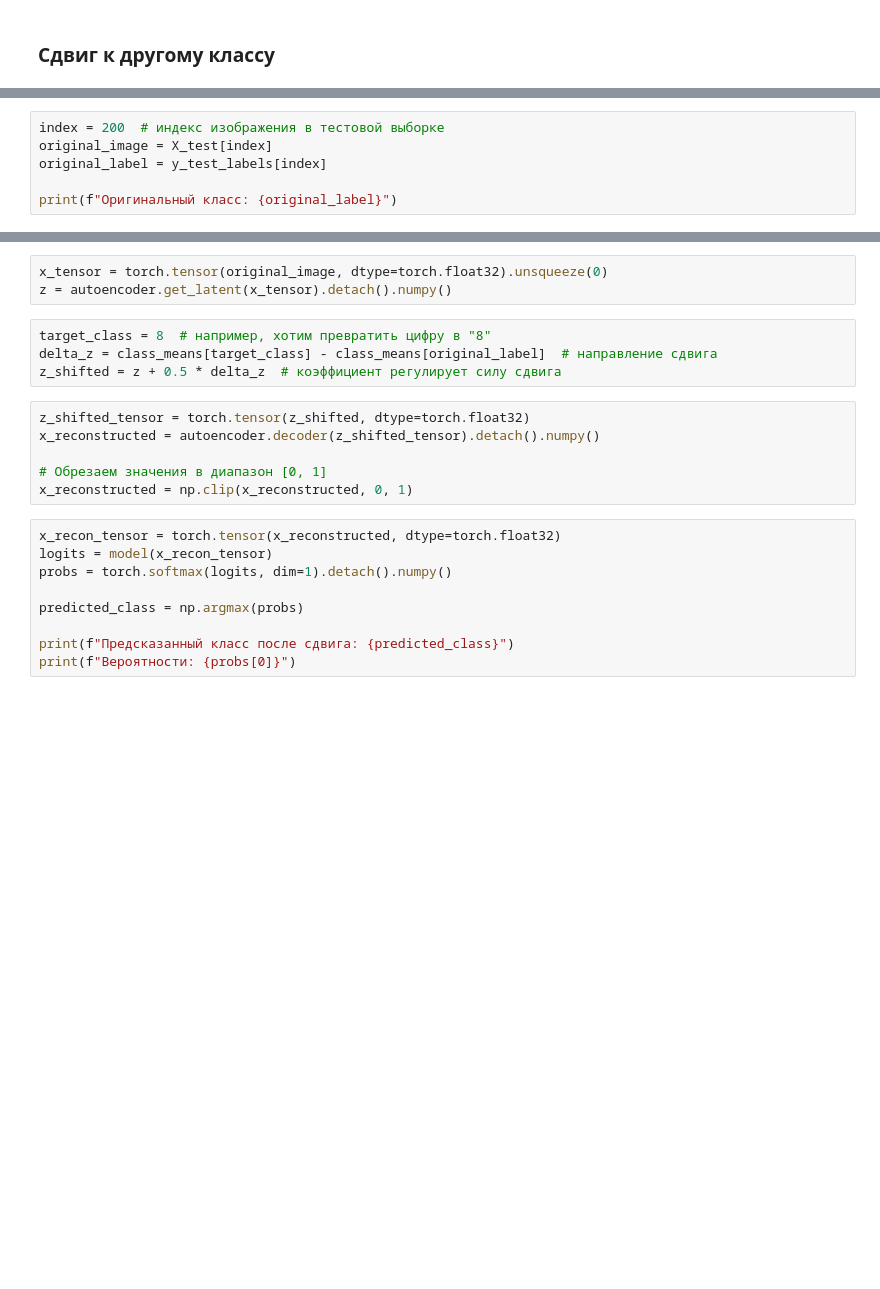
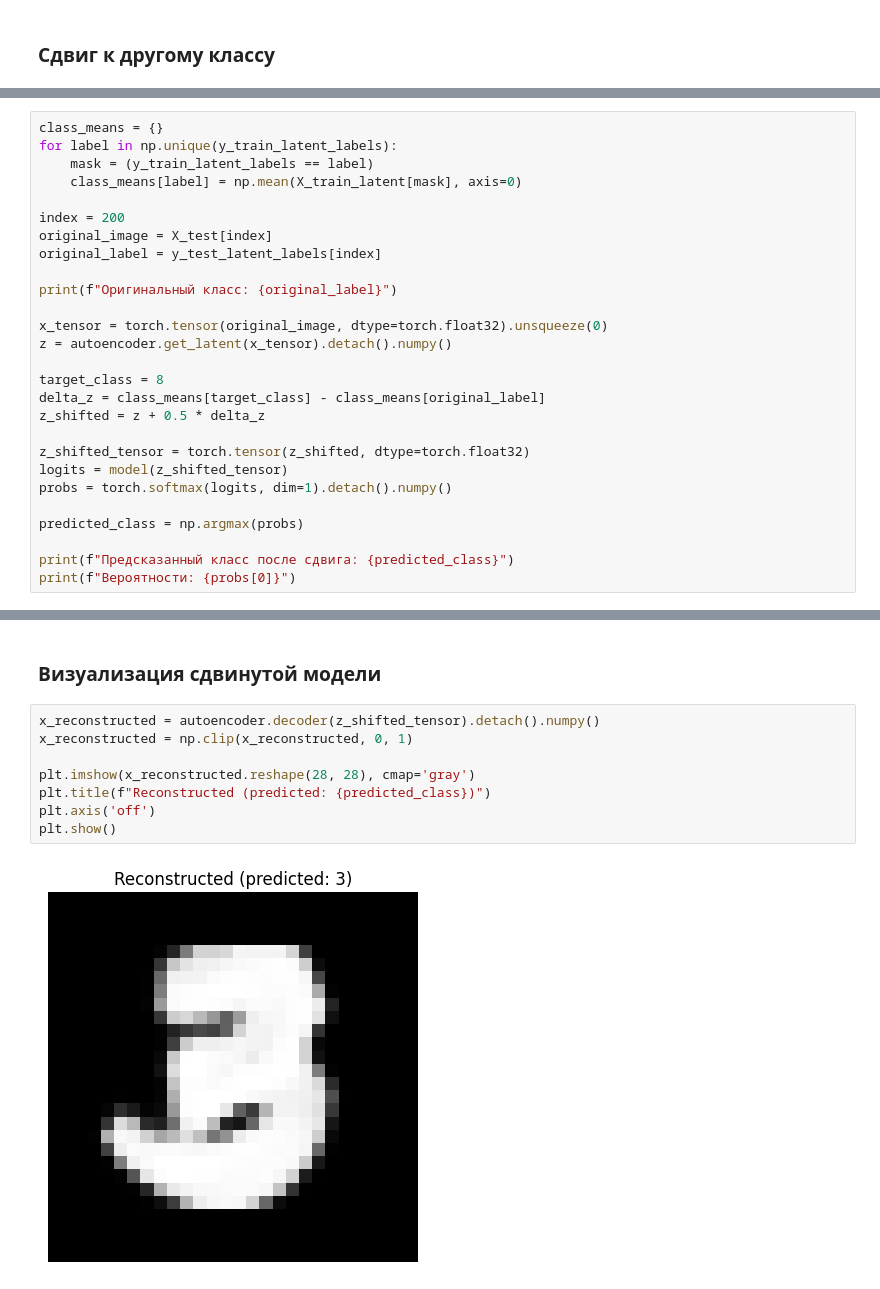
Before and after one commit to saitovmarat/Neural-Networks, a Jupyter notebook: NN_Task_4/notebooks/05_numbers_forecast.ipynb, the cells around one changed output, grey strips where cells are left out. Saved outputs shown, nothing was run; the diff lists cells and outputs as text; blank space fills up the shorter version.

Commit message:
[add] custom autoencoder anlaysis

```diff
--- a/NN_Task_4/notebooks/05_numbers_forecast.ipynb
+++ b/NN_Task_4/notebooks/05_numbers_forecast.ipynb
@@ -267,8 +274,29 @@ for label in np.unique(y_train_labels):
 # %%
-index = 200  # индекс изображения в тестовой выборке
+class_means = {}
+for label in np.unique(y_train_latent_labels):
+    mask = (y_train_latent_labels == label)
+    class_means[label] = np.mean(X_train_latent[mask], axis=0)
+
+index = 200
 original_image = X_test[index]
-original_label = y_test_labels[index]
+original_label = y_test_latent_labels[index]
 
 print(f"Оригинальный класс: {original_label}")
+
+x_tensor = torch.tensor(original_image, dtype=torch.float32).unsqueeze(0)
+z = autoencoder.get_latent(x_tensor).detach().numpy()
+
+target_class = 8
+delta_z = class_means[target_class] - class_means[original_label]
+z_shifted = z + 0.5 * delta_z
+
+z_shifted_tensor = torch.tensor(z_shifted, dtype=torch.float32)
+logits = model(z_shifted_tensor)
+probs = torch.softmax(logits, dim=1).detach().numpy()
+
+predicted_class = np.argmax(probs)
+
+print(f"Предсказанный класс после сдвига: {predicted_class}")
+print(f"Вероятности: {probs[0]}")
 # %% [output]
 Оригинальный класс: 3
@@ -275,23 +306,12 @@ print(f"Оригинальный класс: {original_label}")
-# %%
-x_tensor = torch.tensor(original_image, dtype=torch.float32).unsqueeze(0)
-z = autoencoder.get_latent(x_tensor).detach().numpy()
-# %%
-target_class = 8  # например, хотим превратить цифру в "8"
-delta_z = class_means[target_class] - class_means[original_label]  # направление сдвига
-z_shifted = z + 0.5 * delta_z  # коэффициент регулирует силу сдвига
-# %%
-z_shifted_tensor = torch.tensor(z_shifted, dtype=torch.float32)
-x_reconstructed = autoencoder.decoder(z_shifted_tensor).detach().numpy()
-
-# Обрезаем значения в диапазон [0, 1]
-x_reconstructed = np.clip(x_reconstructed, 0, 1)
+# %% [markdown]
+### Визуализация сдвинутой модели
 # %%
-x_recon_tensor = torch.tensor(x_reconstructed, dtype=torch.float32)
-logits = model(x_recon_tensor)
-probs = torch.softmax(logits, dim=1).detach().numpy()
+x_reconstructed = autoencoder.decoder(z_shifted_tensor).detach().numpy()
+x_reconstructed = np.clip(x_reconstructed, 0, 1)
 
-predicted_class = np.argmax(probs)
-
-print(f"Предсказанный класс после сдвига: {predicted_class}")
-print(f"Вероятности: {probs[0]}")
+plt.imshow(x_reconstructed.reshape(28, 28), cmap='gray')
+plt.title(f"Reconstructed (predicted: {predicted_class})")
+plt.axis('off')
+plt.show()
 # %% [output]
+[figure, added]
```
Also changed, not shown: parts of 11 cells of this notebook, 2 other files.
